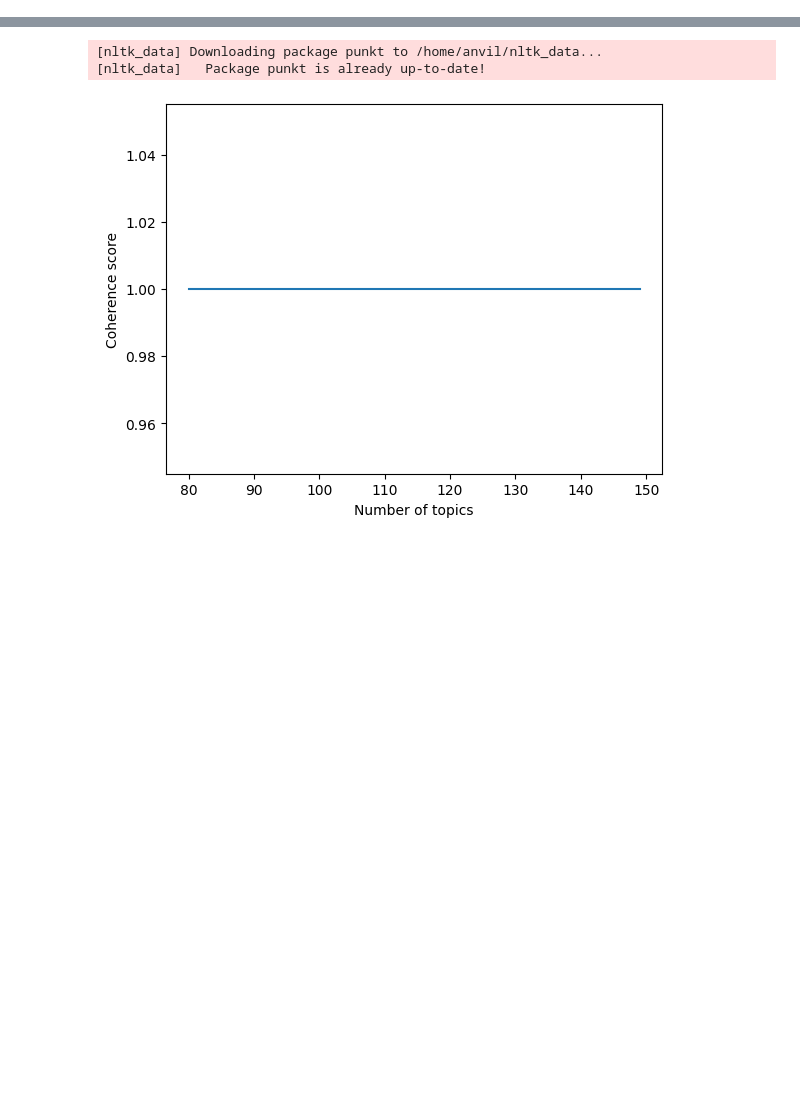
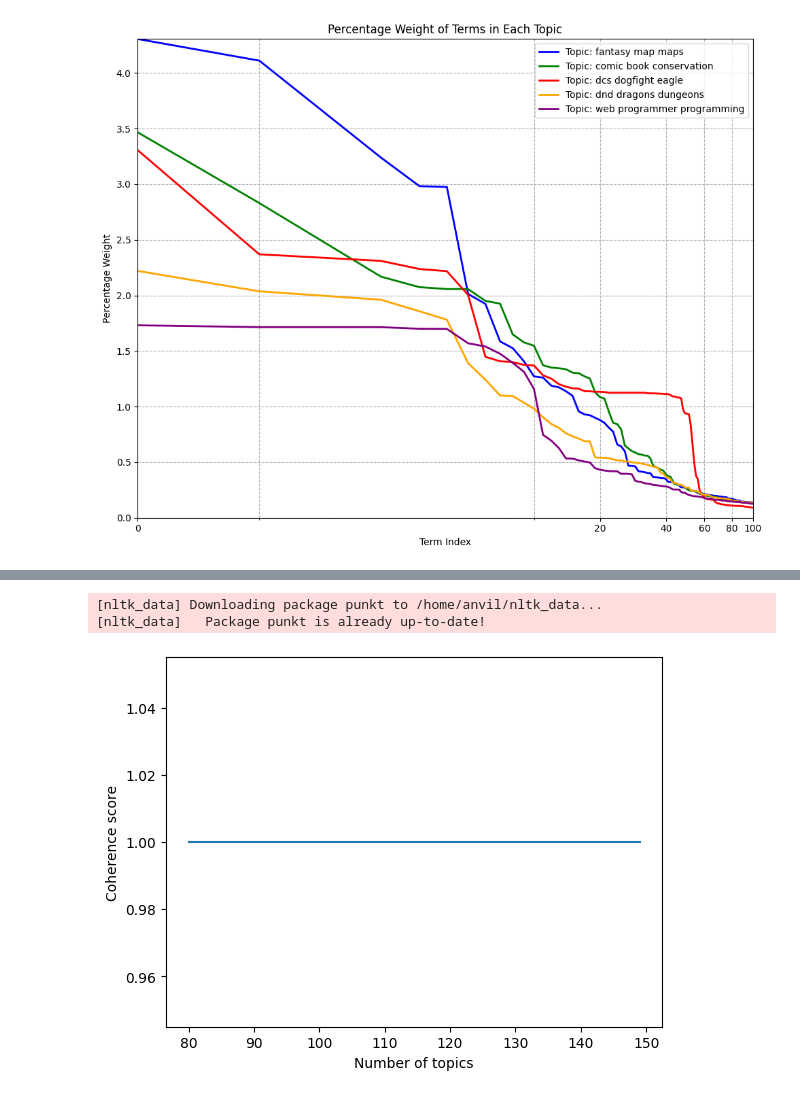
Before and after one commit to traefikturkey/onboard, a Jupyter notebook: notebooks/text_analysis-4.8.24.ipynb, the cells around one changed output, grey strips where cells are left out. Cells and saved outputs as stored; diff of their text form; code cells hidden in the pictures; blank space fills up the shorter version.

```diff
--- a/notebooks/text_analysis-4.8.24.ipynb
+++ b/notebooks/text_analysis-4.8.24.ipynb
@@ -73,0 +84,17 @@ Unmatched Rows: 0
+# %%
+# Create a list to store the top words for each topic
+top_words_list = []
+
+# Print the items for each topic
+for topic_idx, topic in enumerate(H):
+    topic_words = [feature_names[i] for i in topic.argsort()[:-21:-1]]
+    top_words_list.append(" ".join(topic_words))
+
+
+data['top_words'] = [top_words_list[i] for i in topic_assignments]
+
+#data.iloc[2805]['top_words']
+#data.style.set_properties(**{'text-align': 'left'}).set_table_styles([ dict(selector='th', props=[('text-align', 'left')] ) ])
+
+topic_four = data[data['first_topic_id'] == 4]
+topic_four.info()
@@ -73,0 +114,40 @@ Unmatched Rows: 0
+# %%
+import numpy as np
+import matplotlib.pyplot as plt
+from matplotlib.ticker import ScalarFormatter
+
+# Set up the figure and axis
+fig, ax = plt.subplots(figsize=(10, 8))
+
+# Define colors for each topic
+colors = ['blue', 'green', 'red', 'orange', 'purple']
+
+max_weight = 0
+
+topic_words_list = []
+
+# Plot the percentage weights for each term in each topic
+for topic_idx, topic in enumerate(H):
+    topic_weights = topic[topic.argsort()[:-101:-1]] / topic.sum() * 100  # Normalizing weights and converting to percentage
+    topic_words_list.append(" ".join([feature_names[i] for i in topic.argsort()[:-4:-1]]))
+    max_weight = max(max_weight, max(topic_weights))
+    x_pos = np.arange(len(topic_weights))
+    ax.plot(x_pos, topic_weights, color=colors[topic_idx], linewidth=2, label=f"Topic: {topic_words_list[topic_idx]}")
+
+ax.set_xlabel('Term Index')
+ax.set_ylabel('Percentage Weight')
+ax.set_title('Percentage Weight of Terms in Each Topic')
+ax.set_xscale('symlog')  # Set x-axis to logarithmic scale
+ax.set_xticks(np.arange(0, 101, 20))  # Set x-ticks to whole integers from 0 to 100
+ax.set_xlim(0, 100)
+ax.set_ylim(0, max_weight)   # Set y-axis limit to 0-100
+ax.grid(True, which="both", ls="--")  # Add gridlines
+ax.legend()
+
+# Prevent scientific notation on the x-axis
+ax.xaxis.set_major_formatter(ScalarFormatter(useOffset=False))
+
+plt.tight_layout()
+plt.show()
+# %% [output]
+[figure, added]
```
Also changed, not shown: parts of 12 cells of this notebook, 3 other files.
